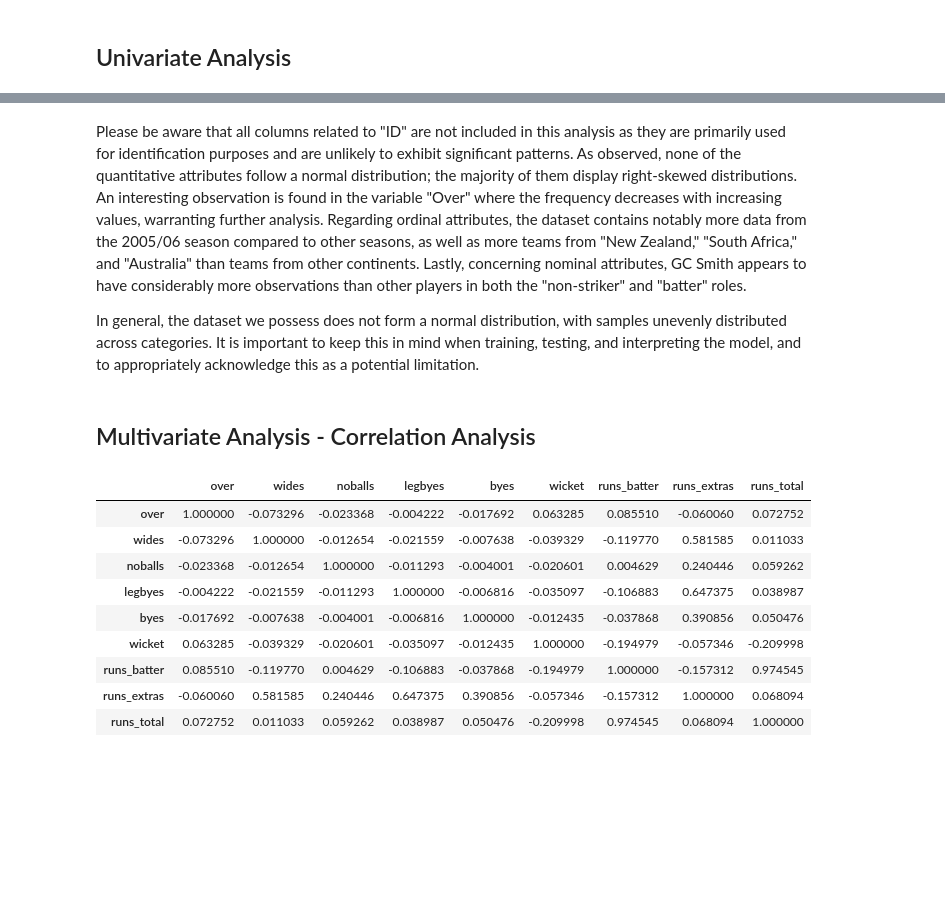
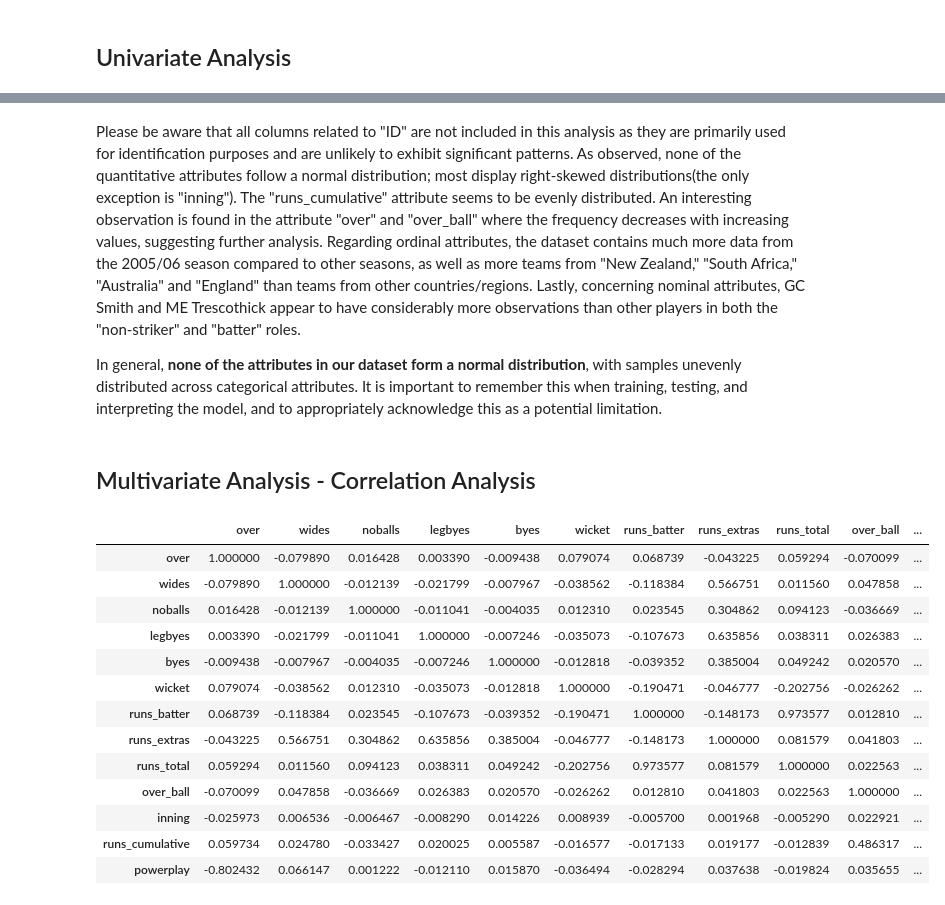
Before and after one commit to DSCI-310-2024/DSCI-310-Group-11-Cricket-Analysis, a Jupyter notebook: EDA.ipynb, the cells around one changed output, grey strips where cells are left out. Saved outputs shown, nothing was run; the diff lists cells and outputs as text; code cells hidden in the pictures; blank space fills up the shorter version.

```diff
--- a/EDA.ipynb
+++ b/EDA.ipynb
@@ -146,24 +153,28 @@ data["non_striker"].value_counts().reset_index()
 # %% [markdown]
-Please be aware that all columns related to "ID" are not included in this analysis as they are primarily used for identification purposes and are unlikely to exhibit significant patterns. As observed, none of the quantitative attributes follow a normal distribution; the majority of them display right-skewed distributions. An interesting observation is found in the variable "Over" where the frequency decreases with increasing values, warranting further analysis. Regarding ordinal attributes, the dataset contains notably more data from the 2005/06 season compared to other seasons, as well as more teams from "New Zealand," "South Africa," and "Australia" than teams from other continents. Lastly, concerning nominal attributes, GC Smith appears to have considerably more observations than other players in both the "non-striker" and "batter" roles.
+Please be aware that all columns related to "ID" are not included in this analysis as they are primarily used for identification purposes and are unlikely to exhibit significant patterns. As observed, none of the quantitative attributes follow a normal distribution; most display right-skewed distributions(the only exception is "inning"). The "runs_cumulative" attribute seems to be evenly distributed. An interesting observation is found in the attribute "over" and "over_ball" where the frequency decreases with increasing values, suggesting further analysis. Regarding ordinal attributes, the dataset contains much more data from the 2005/06 season compared to other seasons, as well as more teams from "New Zealand," "South Africa," "Australia" and "England" than teams from other countries/regions. Lastly, concerning nominal attributes, GC Smith and ME Trescothick appear to have considerably more observations than other players in both the "non-striker" and "batter" roles.
 
-In general, the dataset we possess does not form a normal distribution, with samples unevenly distributed across categories. It is important to keep this in mind when training, testing, and interpreting the model, and to appropriately acknowledge this as a potential limitation.
+In general, **none of the attributes in our dataset form a normal distribution**, with samples unevenly distributed across categorical attributes. It is important to remember this when training, testing, and interpreting the model, and to appropriately acknowledge this as a potential limitation.
 # %% [markdown]
 ## Multivariate Analysis - Correlation Analysis
 # %%
-corr_data = data[["over", "wides", "noballs", "legbyes", "byes", "wicket", "runs_batter", "runs_extras", "runs_total"]]
+corr_data = data[["over", "wides", "noballs", "legbyes", "byes", "wicket", "runs_batter", "runs_extras", "runs_total", "over_ball", "inning", "runs_cumulative", "powerplay"]]
 corr_df = corr_data.corr()
 corr_df
 # %% [output]
-|  | over | wides | noballs | legbyes | byes | wicket | runs_batter | runs_extras | runs_total |
-| over | 1.000000 | -0.073296 | -0.023368 | -0.004222 | -0.017692 | 0.063285 | 0.085510 | -0.060060 | 0.072752 |
-| wides | -0.073296 | 1.000000 | -0.012654 | -0.021559 | -0.007638 | -0.039329 | -0.119770 | 0.581585 | 0.011033 |
-| noballs | -0.023368 | -0.012654 | 1.000000 | -0.011293 | -0.004001 | -0.020601 | 0.004629 | 0.240446 | 0.059262 |
-| legbyes | -0.004222 | -0.021559 | -0.011293 | 1.000000 | -0.006816 | -0.035097 | -0.106883 | 0.647375 | 0.038987 |
-| byes | -0.017692 | -0.007638 | -0.004001 | -0.006816 | 1.000000 | -0.012435 | -0.037868 | 0.390856 | 0.050476 |
-| wicket | 0.063285 | -0.039329 | -0.020601 | -0.035097 | -0.012435 | 1.000000 | -0.194979 | -0.057346 | -0.209998 |
-| runs_batter | 0.085510 | -0.119770 | 0.004629 | -0.106883 | -0.037868 | -0.194979 | 1.000000 | -0.157312 | 0.974545 |
-| runs_extras | -0.060060 | 0.581585 | 0.240446 | 0.647375 | 0.390856 | -0.057346 | -0.157312 | 1.000000 | 0.068094 |
-| runs_total | 0.072752 | 0.011033 | 0.059262 | 0.038987 | 0.050476 | -0.209998 | 0.974545 | 0.068094 | 1.000000 |
+|  | over | wides | noballs | legbyes | byes | wicket | runs_batter | runs_extras | runs_total | over_ball | ... |
+| over | 1.000000 | -0.079890 | 0.016428 | 0.003390 | -0.009438 | 0.079074 | 0.068739 | -0.043225 | 0.059294 | -0.070099 | ... |
+| wides | -0.079890 | 1.000000 | -0.012139 | -0.021799 | -0.007967 | -0.038562 | -0.118384 | 0.566751 | 0.011560 | 0.047858 | ... |
+| noballs | 0.016428 | -0.012139 | 1.000000 | -0.011041 | -0.004035 | 0.012310 | 0.023545 | 0.304862 | 0.094123 | -0.036669 | ... |
+| legbyes | 0.003390 | -0.021799 | -0.011041 | 1.000000 | -0.007246 | -0.035073 | -0.107673 | 0.635856 | 0.038311 | 0.026383 | ... |
+| byes | -0.009438 | -0.007967 | -0.004035 | -0.007246 | 1.000000 | -0.012818 | -0.039352 | 0.385004 | 0.049242 | 0.020570 | ... |
+| wicket | 0.079074 | -0.038562 | 0.012310 | -0.035073 | -0.012818 | 1.000000 | -0.190471 | -0.046777 | -0.202756 | -0.026262 | ... |
+| runs_batter | 0.068739 | -0.118384 | 0.023545 | -0.107673 | -0.039352 | -0.190471 | 1.000000 | -0.148173 | 0.973577 | 0.012810 | ... |
+| runs_extras | -0.043225 | 0.566751 | 0.304862 | 0.635856 | 0.385004 | -0.046777 | -0.148173 | 1.000000 | 0.081579 | 0.041803 | ... |
+| runs_total | 0.059294 | 0.011560 | 0.094123 | 0.038311 | 0.049242 | -0.202756 | 0.973577 | 0.081579 | 1.000000 | 0.022563 | ... |
+| over_ball | -0.070099 | 0.047858 | -0.036669 | 0.026383 | 0.020570 | -0.026262 | 0.012810 | 0.041803 | 0.022563 | 1.000000 | ... |
+| inning | -0.025973 | 0.006536 | -0.006467 | -0.008290 | 0.014226 | 0.008939 | -0.005700 | 0.001968 | -0.005290 | 0.022921 | ... |
+| runs_cumulative | 0.059734 | 0.024780 | -0.033427 | 0.020025 | 0.005587 | -0.016577 | -0.017133 | 0.019177 | -0.012839 | 0.486317 | ... |
+| powerplay | -0.802432 | 0.066147 | 0.001222 | -0.012110 | 0.015870 | -0.036494 | -0.028294 | 0.037638 | -0.019824 | 0.035655 | ... |
 # %%
 corr_ = corr_df.stack()
 corr_ = corr_.reset_index()
```
Also changed, not shown: parts of 11 cells of this notebook, 2 other files.
